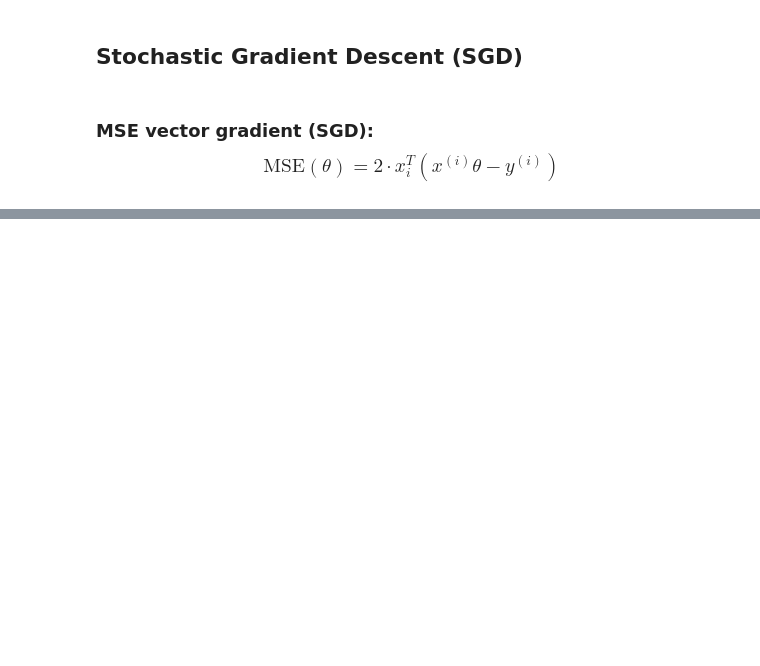
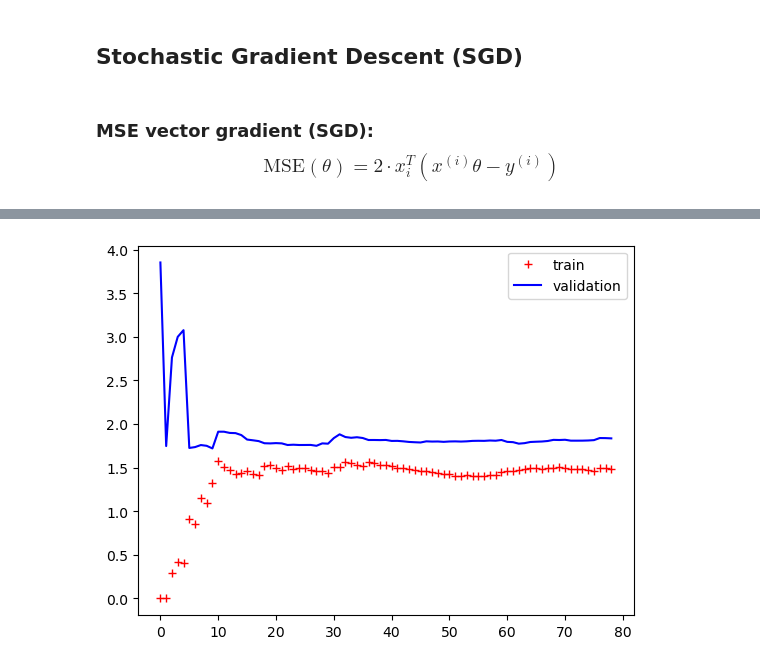
Before and after one commit to ArthasCode/MachineLearning, a Jupyter notebook: chapter_4/mathematic.ipynb, the cells around one changed output, grey strips where cells are left out. Drawn from its saved outputs; the diff is of its cells as text; code cells hidden in the pictures; blank space fills up the shorter version.

Commit message:
learning curves

```diff
--- a/chapter_4/mathematic.ipynb
+++ b/chapter_4/mathematic.ipynb
@@ -186,0 +187,23 @@ plt.legend(loc="upper left")
+# %%
+from sklearn.metrics import mean_squared_error
+from sklearn.model_selection import train_test_split
+
+def ploting_learning_curves(model, X, y):
+    X_train, X_val, y_train, y_val = train_test_split(X, y, test_size=0.2, random_state=42)
+    train_errors, val_errors = [], []
+    for m in range(1, len(X_train)):
+        model.fit(X_train[:m], y_train[:m])
+
+        X_train_pred = model.predict(X_train[:m])
+        X_val_pred = model.predict(X_val)
+
+        train_errors.append(mean_squared_error(y_train[:m], X_train_pred))
+        val_errors.append(mean_squared_error(y_val, X_val_pred))
+
+    plt.plot(np.sqrt(train_errors), "r+", label="train")
+    plt.plot(np.sqrt(val_errors), "b-", label="validation")
+    plt.legend()
+# %%
+ploting_learning_curves(LinearRegression(), X, y)
+# %% [output]
+[figure, added]
```
Also changed, not shown: parts of 17 cells of this notebook, 2 other files.
